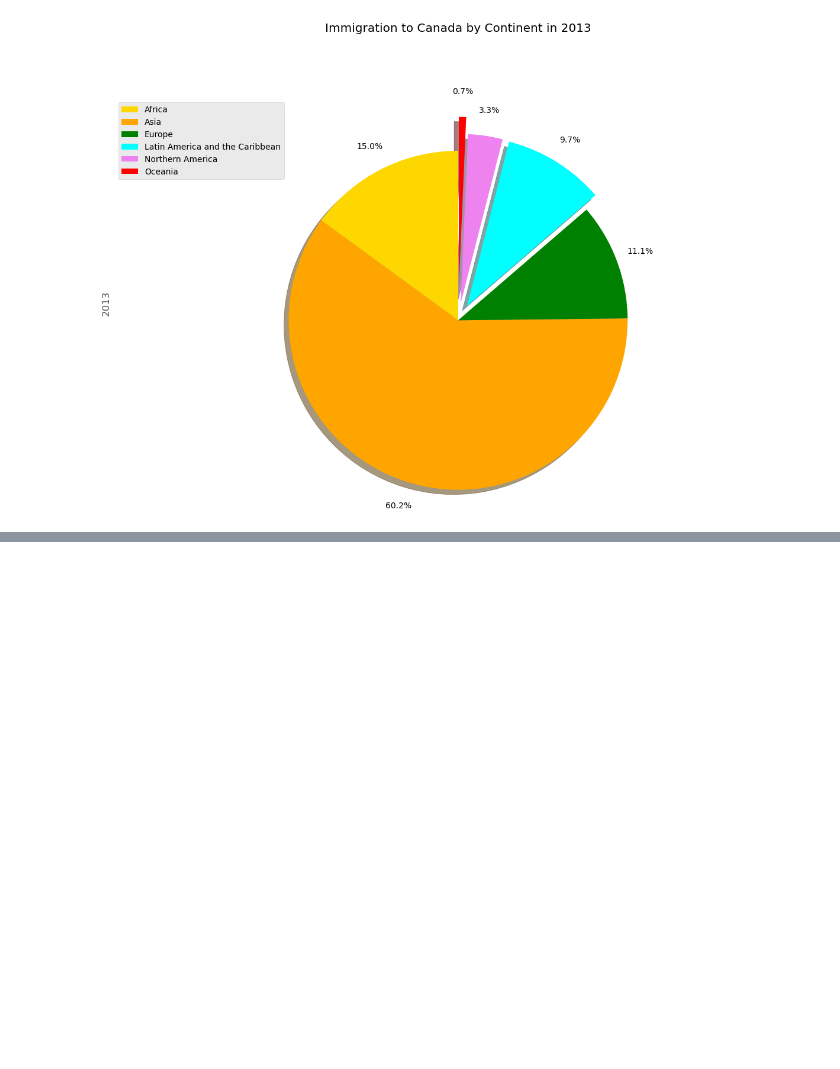
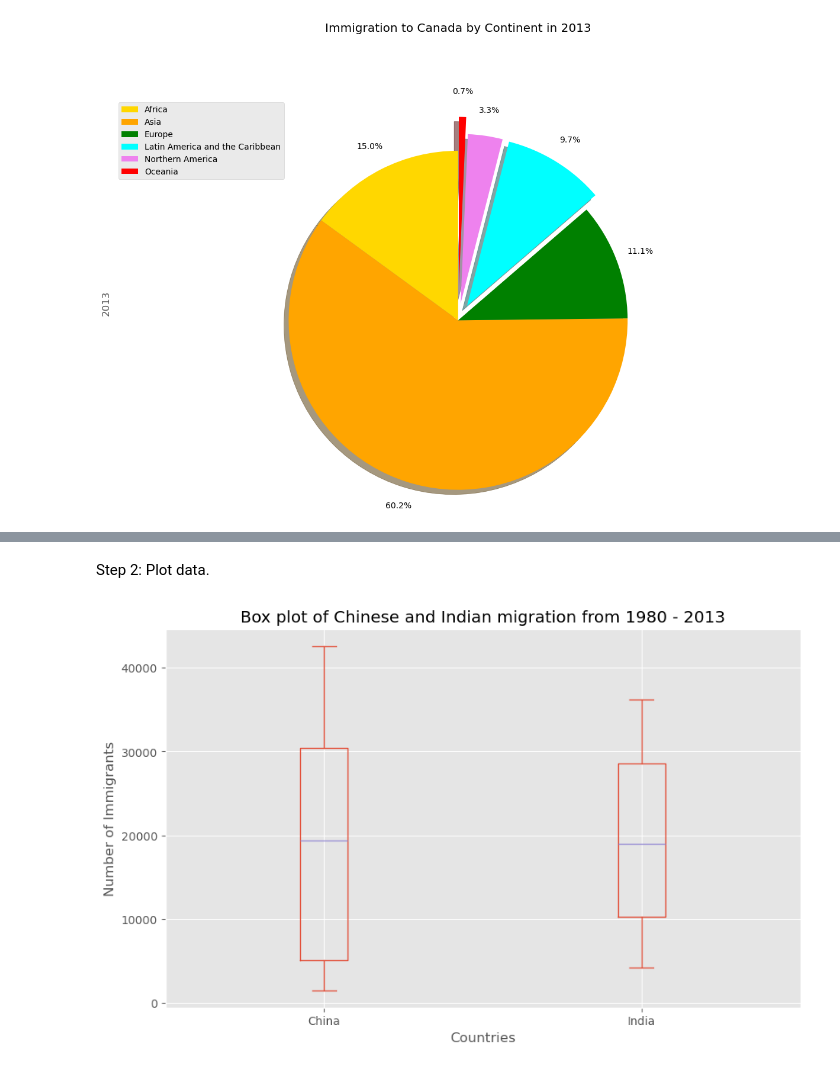
Before and after one commit to DUY2602/IBM-Data-Science, a Jupyter notebook: 8. Data Visualization with Python/Basic & Specialized Visualization tools/pie_chart_box_scatter_bubble_plot.ipynb, the cells around one changed output, grey strips where cells are left out. Drawn from its saved outputs; the diff is of its cells as text; code cells hidden in the pictures; blank space fills up the shorter version.

```diff
--- a/8. Data Visualization with Python/Basic & Specialized Visualization tools/pie_chart_box_scatter_bubble_plot.ipynb
+++ b/8. Data Visualization with Python/Basic & Specialized Visualization tools/pie_chart_box_scatter_bubble_plot.ipynb
@@ -194,0 +260,3 @@ plt.show()
+# %%
+df_CI = df.loc[['China', 'India'], years].transpose()
+df_CI.head()
@@ -194,0 +284,11 @@ plt.show()
+# %% [markdown]
+Step 2: Plot data.
+# %%
+df_CI.plot(kind='box', figsize=(10, 6))
+
+plt.title('Box plot of Chinese and Indian migration from 1980 - 2013')
+plt.ylabel('Number of Immigrants')
+plt.xlabel('Countries')
+plt.show()
+# %% [output]
+[figure, added]
```
Also changed, not shown: parts of 34 cells of this notebook.
